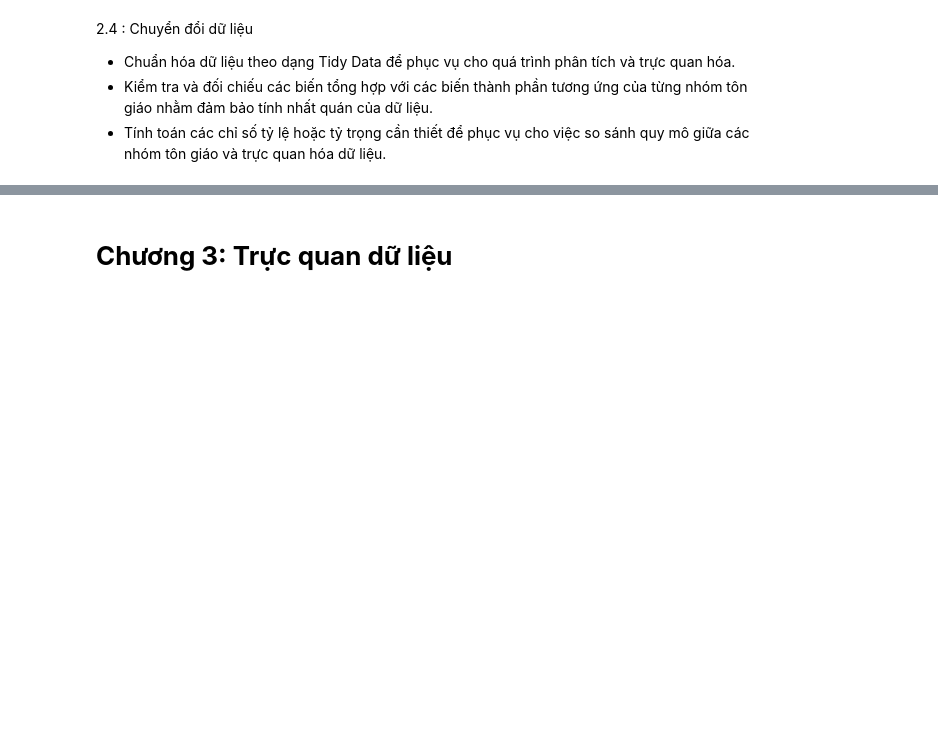
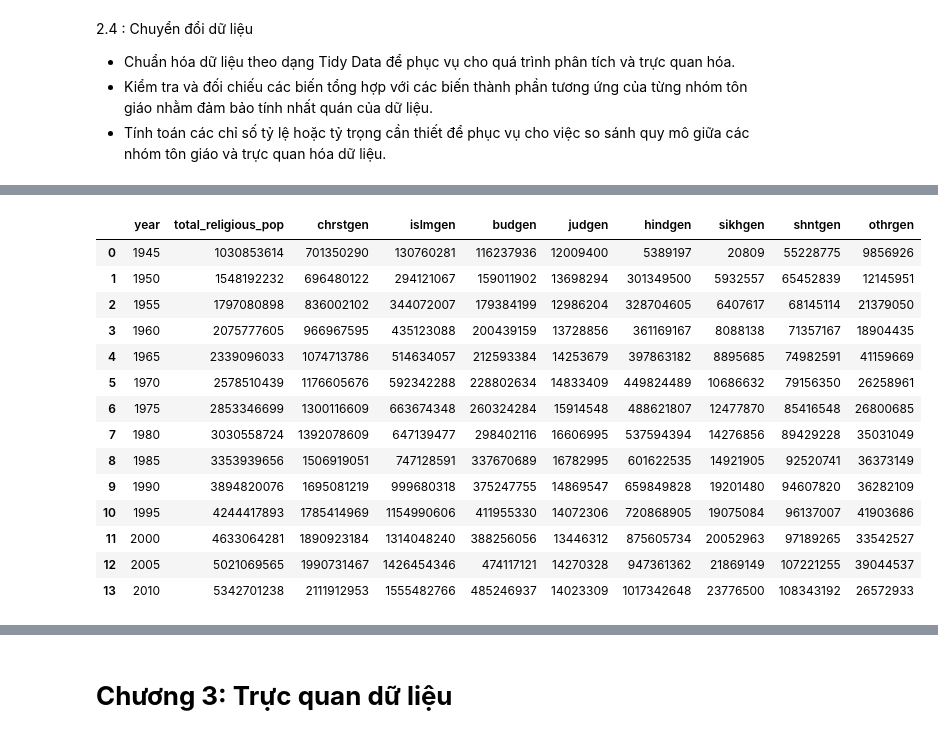
Before and after one commit to 28-TranTrungKien-24174600028/Do_An_1_Nhom_2_3_DHKL18A1HN, a Jupyter notebook: Đồ án 1.ipynb, the cells around one changed output, grey strips where cells are left out. Drawn from its saved outputs; the diff is of its cells as text; code cells hidden in the pictures; blank space fills up the shorter version.

```diff
--- a/Đồ án 1.ipynb
+++ b/Đồ án 1.ipynb
@@ -291,3 +291,87 @@ Tổng số cột/biến trong bộ dữ liệu: 78
 *   Chuẩn hóa dữ liệu theo dạng Tidy Data để phục vụ cho quá trình phân tích và trực quan hóa.
 *   Kiểm tra và đối chiếu các biến tổng hợp với các biến thành phần tương ứng của từng nhóm tôn giáo nhằm đảm bảo tính nhất quán của dữ liệu.
 *   Tính toán các chỉ số tỷ lệ hoặc tỷ trọng cần thiết để phục vụ cho việc so sánh quy mô giữa các nhóm tôn giáo và trực quan hóa dữ liệu.
+# %%
+import pandas as pd
+import numpy as np
+
+# 1. ÉP KIỂU SỐ CHUẨN VÀ KIỂM TRA TÍNH NHẤT QUÁN (Validation)
+print("=== 1. KIỂM TRA TÍNH NHẤT QUÁN GIỮA BIẾN TỔNG HỢP VÀ CÁC NHÁNH ===")
+# Các nhánh thành phần Cơ Đốc giáo
+chrst_sub_cols = ['chrstprot', 'chrstcat', 'chrstorth', 'chrstang', 'chrstothr']
+chrst_sub_cols = [c for c in chrst_sub_cols if c in df_clean.columns]
+
+# Làm sạch và ép kiểu numeric cho cột tổng và các cột thành phần
+check_cols = ['chrstgen'] + chrst_sub_cols
+for c in check_cols:
+    if df_clean[c].dtype == object:
+        df_clean[c] = df_clean[c].astype(str).str.replace(',', '', regex=False).str.strip()
+    df_clean[c] = pd.to_numeric(df_clean[c], errors='coerce').fillna(0)
+
+# Tính tổng các nhánh thành phần Cơ Đốc giáo
+df_clean['chrst_sum_calc'] = df_clean[chrst_sub_cols].sum(axis=1)
+
+# Tính độ lệch tuyệt đối
+chrst_diff = (df_clean['chrstgen'] - df_clean['chrst_sum_calc']).abs().sum()
+
+print(f"Tổng sai lệch tuyệt đối giữa 'chrstgen' và tổng 5 nhánh Cơ Đốc giáo: {chrst_diff:,.0f}")
+if chrst_diff == 0:
+    print("-> Dữ liệu Cơ Đốc giáo hoàn toàn nhất quán giữa tổng và các nhánh thành phần!")
+else:
+    print("-> Lưu ý: Có sự chênh lệch nhỏ giữa biến tổng hợp và các nhánh thành phần (do sai số phân loại hoặc làm tròn).")
+
+
+
+# 2. TÍNH TOÁN CHỈ SỐ TỔNG VÀ TỶ TRỌNG TÔN GIÁO TOÀN CẦU
+
+print("\n=== 2. TÍNH TOÁN CHỈ SỐ TỔNG VÀ TỶ TRỌNG TÔN GIÁO TOÀN CẦU ===")
+
+gen_relig_cols = ['chrstgen', 'islmgen', 'budgen', 'judgen', 'hindgen', 'sikhgen', 'shntgen', 'othrgen']
+gen_relig_cols = [c for c in gen_relig_cols if c in df_clean.columns]
+
+# Đảm bảo tất cả các cột tổng hợp tôn giáo chính đều thuộc kiểu numeric
+for c in gen_relig_cols:
+    if df_clean[c].dtype == object:
+        df_clean[c] = df_clean[c].astype(str).str.replace(',', '', regex=False).str.strip()
+    df_clean[c] = pd.to_numeric(df_clean[c], errors='coerce').fillna(0)
+
+# Tính tổng số lượng tín đồ toàn cầu theo từng năm
+df_clean['total_religious_pop'] = df_clean[gen_relig_cols].sum(axis=1)
+
+# Tính tỷ trọng (%) của từng tôn giáo chính
+for col in gen_relig_cols:
+    pct_col_name = col + '_calc_pct'
+    df_clean[pct_col_name] = (df_clean[col] / df_clean['total_religious_pop']) * 100
+
+# Hiển thị bảng kết quả tổng hợp
+display(df_clean[['year', 'total_religious_pop'] + gen_relig_cols].head(14))
+
+
+
+# 3. CHUẨN HÓA BẢNG TỶ TRỌNG DẠNG LONG CHO TRỰC QUAN HÓA
+calc_pct_cols = [col + '_calc_pct' for col in gen_relig_cols]
+
+df_long_calc_pct = pd.melt(
+    df_clean,
+    id_vars=['year'],
+    value_vars=calc_pct_cols,
+    var_name='religion_calc_code',
+    value_name='calc_percentage'
+)
+
+# Ánh xạ tên tiếng Việt
+religion_pct_map = {
+    'chrstgen_calc_pct': 'Cơ Đốc giáo',
+    'islmgen_calc_pct': 'Hồi giáo',
+    'budgen_calc_pct': 'Phật giáo',
+    'judgen_calc_pct': 'Do Thái giáo',
+    'hindgen_calc_pct': 'Ấn Độ giáo',
+    'sikhgen_calc_pct': 'Sikh giáo',
+    'shntgen_calc_pct': 'Thần đạo',
+    'othrgen_calc_pct': 'Tôn giáo khác'
+}
+df_long_calc_pct['religion_name'] = df_long_calc_pct['religion_calc_code'].map(religion_pct_map)
+
+print("\n--- XEM TRƯỚC BẢNG TỶ TRỌNG DẠNG LONG (ĐÃ SẴN SÀNG CHO CHƯƠNG 3) ---")
+display(df_long_calc_pct.head(10))
+# %% [output]
@@ -293,0 +383,15 @@ Tổng số cột/biến trong bộ dữ liệu: 78
+|  | year | total_religious_pop | chrstgen | islmgen | budgen | judgen | hindgen | sikhgen | shntgen | othrgen |
+| 0 | 1945 | 1030853614 | 701350290 | 130760281 | 116237936 | 12009400 | 5389197 | 20809 | 55228775 | 9856926 |
+| 1 | 1950 | 1548192232 | 696480122 | 294121067 | 159011902 | 13698294 | 301349500 | 5932557 | 65452839 | 12145951 |
+| 2 | 1955 | 1797080898 | 836002102 | 344072007 | 179384199 | 12986204 | 328704605 | 6407617 | 68145114 | 21379050 |
+| 3 | 1960 | 2075777605 | 966967595 | 435123088 | 200439159 | 13728856 | 361169167 | 8088138 | 71357167 | 18904435 |
+| 4 | 1965 | 2339096033 | 1074713786 | 514634057 | 212593384 | 14253679 | 397863182 | 8895685 | 74982591 | 41159669 |
+| 5 | 1970 | 2578510439 | 1176605676 | 592342288 | 228802634 | 14833409 | 449824489 | 10686632 | 79156350 | 26258961 |
+| 6 | 1975 | 2853346699 | 1300116609 | 663674348 | 260324284 | 15914548 | 488621807 | 12477870 | 85416548 | 26800685 |
+| 7 | 1980 | 3030558724 | 1392078609 | 647139477 | 298402116 | 16606995 | 537594394 | 14276856 | 89429228 | 35031049 |
+| 8 | 1985 | 3353939656 | 1506919051 | 747128591 | 337670689 | 16782995 | 601622535 | 14921905 | 92520741 | 36373149 |
+| 9 | 1990 | 3894820076 | 1695081219 | 999680318 | 375247755 | 14869547 | 659849828 | 19201480 | 94607820 | 36282109 |
+| 10 | 1995 | 4244417893 | 1785414969 | 1154990606 | 411955330 | 14072306 | 720868905 | 19075084 | 96137007 | 41903686 |
+| 11 | 2000 | 4633064281 | 1890923184 | 1314048240 | 388256056 | 13446312 | 875605734 | 20052963 | 97189265 | 33542527 |
+| 12 | 2005 | 5021069565 | 1990731467 | 1426454346 | 474117121 | 14270328 | 947361362 | 21869149 | 107221255 | 39044537 |
+| 13 | 2010 | 5342701238 | 2111912953 | 1555482766 | 485246937 | 14023309 | 1017342648 | 23776500 | 108343192 | 26572933 |
```
Also changed, not shown: parts of 1 cell of this notebook.
